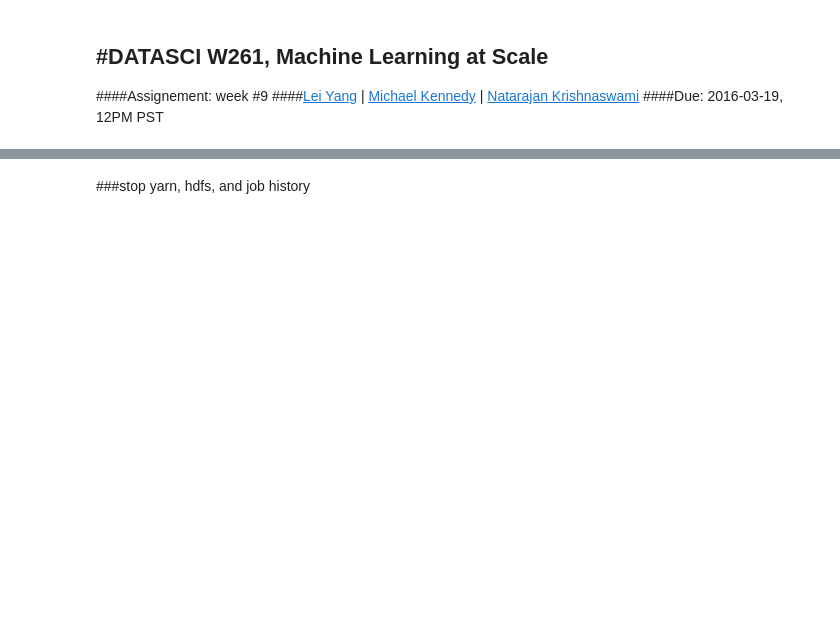
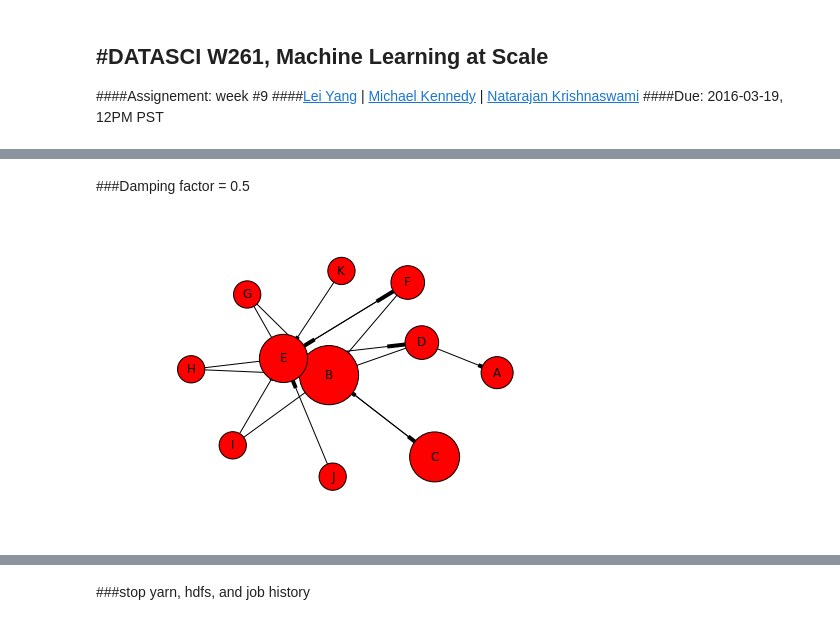
Before and after one commit to leiyang-mids/MIDS, a Jupyter notebook: W261/HW9-Questions/MIDS-W261-2016-HWK-Week09-Yang.ipynb, the cells around one changed output, grey strips where cells are left out. Drawn from its saved outputs; the diff is of its cells as text; code cells hidden in the pictures; blank space fills up the shorter version.

```diff
--- a/W261/HW9-Questions/MIDS-W261-2016-HWK-Week09-Yang.ipynb
+++ b/W261/HW9-Questions/MIDS-W261-2016-HWK-Week09-Yang.ipynb
@@ -1211,0 +672,6 @@ KeyboardInterrupt
+# %% [markdown]
+###Damping factor = 0.5
+# %%
+drawGraph('./data/HW_9_2_2', 3500)
+# %% [output]
+[figure, added]
```
Also changed, not shown: parts of 120 cells of this notebook, 31 other files.
